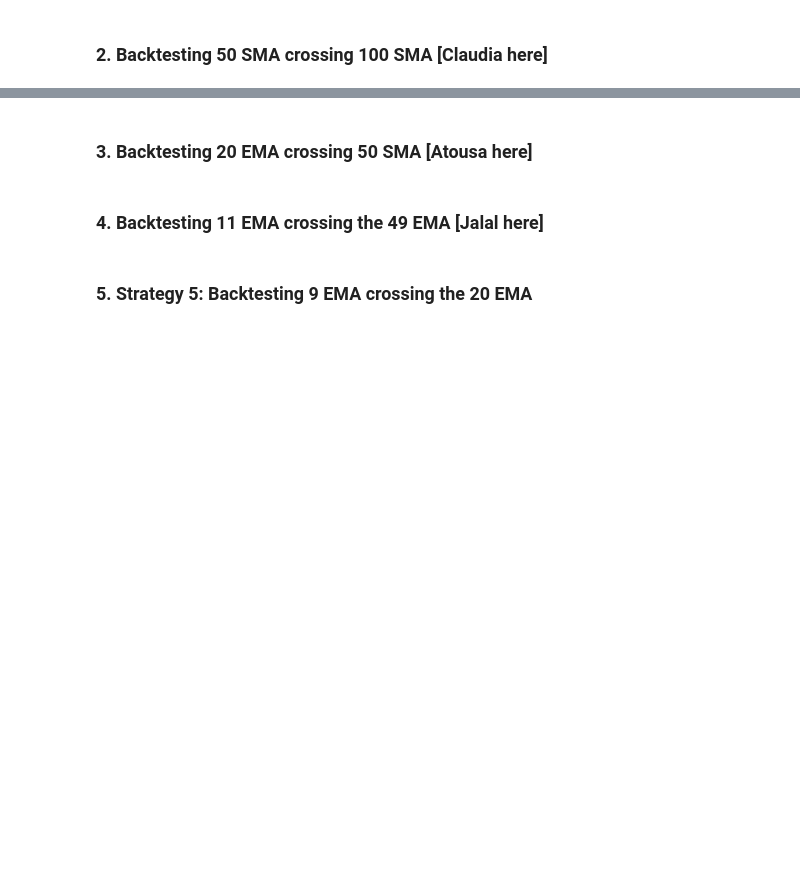
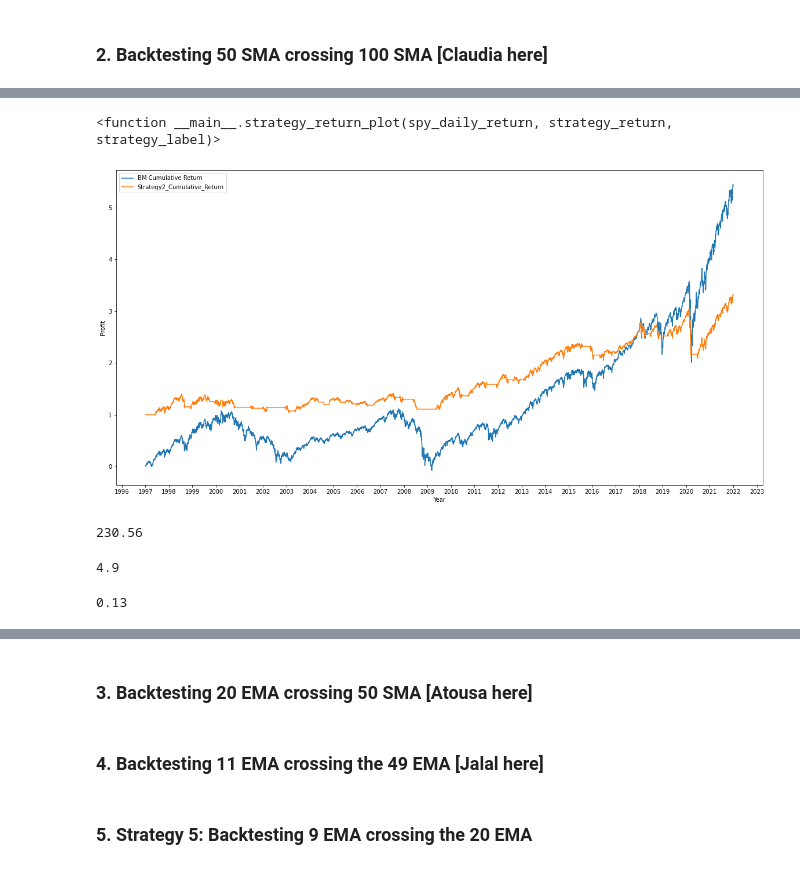
Before and after one commit to brilliantlyc/Backtesting_MA_Crossover_Strategies, a Jupyter notebook: project_1_hanna_v2.ipynb, the cells around one changed output, grey strips where cells are left out. Drawn from its saved outputs; the diff is of its cells as text; code cells hidden in the pictures; blank space fills up the shorter version.

```diff
--- a/project_1_hanna_v2.ipynb
+++ b/project_1_hanna_v2.ipynb
@@ -440,0 +521,5 @@ slow_ma_2 = 100
+# %%
+strategy2_return = pd.concat([strategy2, benchmark_spy],axis=1, join = "inner")
+strategy2_return["Long_Position"] = strategy2.Fast_MA > strategy2.Slow_MA
+
+strategy2_return
@@ -448,0 +551,5 @@ slow_ma_2 = 100
+# %%
+# Calculate the strategy balance
+# First calculate the strategy returns
+strategy2_return["strategy2_Return"] = np.where(strategy2_return["Long_Position"].shift(1) == True, strategy2_return["BM Daily Return"], 0)
+strategy2_return
@@ -448,0 +571,5 @@ slow_ma_2 = 100
+# %%
+# Then calculate the strategy balance using the cumulative returns
+strategy2_return["Strategy2_Cumulative_Return"] = (1+ strategy2_return["strategy2_Return"]).cumprod()
+
+strategy2_return
@@ -448,0 +591,20 @@ slow_ma_2 = 100
+# %%
+# Plot with the benchmark
+
+# Create a function that can be used to plot any of the graphs based on the strategy return
+# Note: The 'strategy_label' parameter has to be the same as the column name as it's used to access the 'strategy_return' column
+def strategy_return_plot (spy_daily_return, strategy_return, strategy_label):
+    fig, ax = plt.subplots(figsize=(20, 10))
+    #ax.plot(strategy)
+    ax.plot(spy_daily_return["BM Cumulative Return"].index, spy_daily_return["BM Cumulative Return"], label="BM Cumulative Return")
+    ax.plot(strategy_return[strategy_label].index, strategy_return[strategy_label], label=strategy_label)
+    ax.set(xlabel = "Year",
+    ylabel = "Profit")
+    ax.xaxis.set_major_formatter(mdates.DateFormatter('%Y'))
+    ax.xaxis.set_major_locator(mdates.YearLocator(1))
+    ax.legend()
+    return strategy_return_plot
+strategy_return_plot(spy_daily_return, strategy2_return, "Strategy2_Cumulative_Return")
+# %% [output]
+<function __main__.strategy_return_plot(spy_daily_return, strategy_return, strategy_label)>
+[figure, added]
@@ -449,2 +616,14 @@ slow_ma_2 = 100
+# %%
+print(strategy2_total_return_pct)
+# %% [output]
+230.56
+# %%
+print(strategy2_cagr_pct)
+# %% [output]
+4.9
 # %%
 # Calculate standard deviation and sharpe ratio
+strategy2_annualized_std = round(strategy2_return["strategy2_Return"].std()*np.sqrt(252),2)
+strategy2_annualized_std
+# %% [output]
+0.13
```
Also changed, not shown: parts of 24 cells of this notebook.
